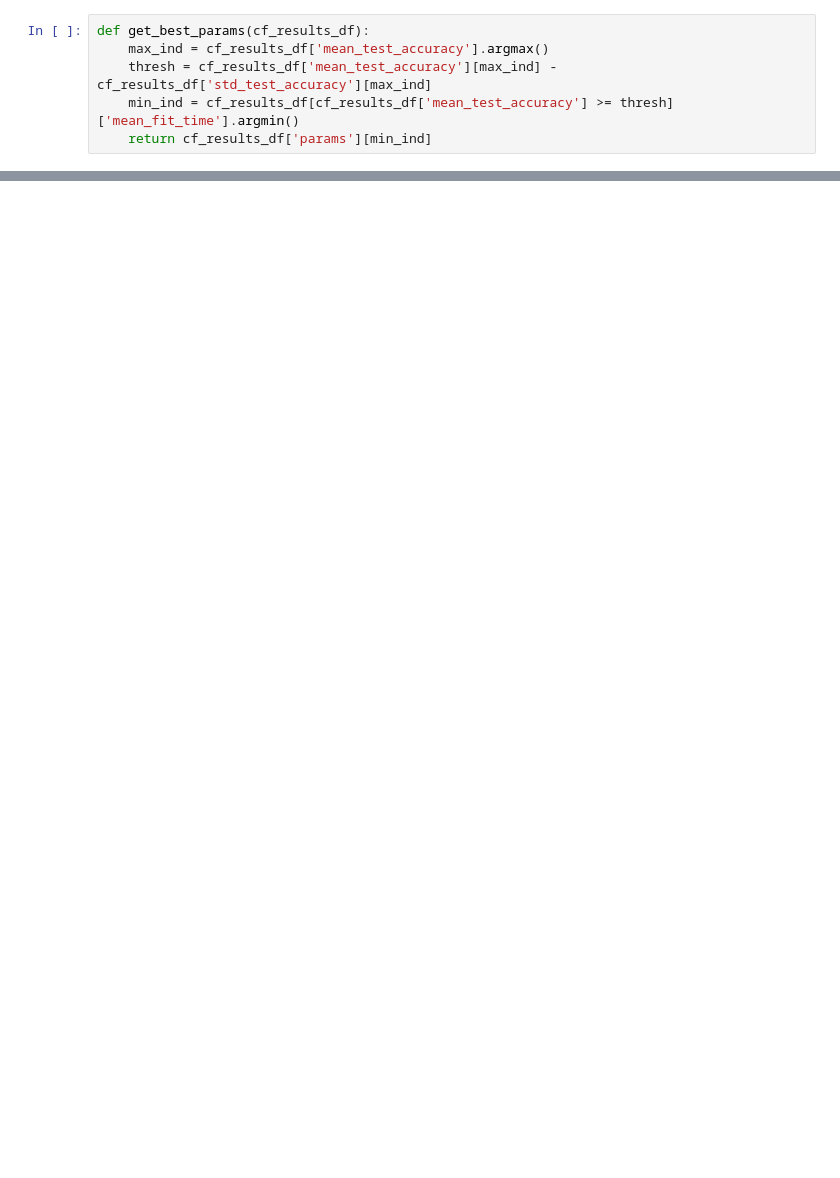
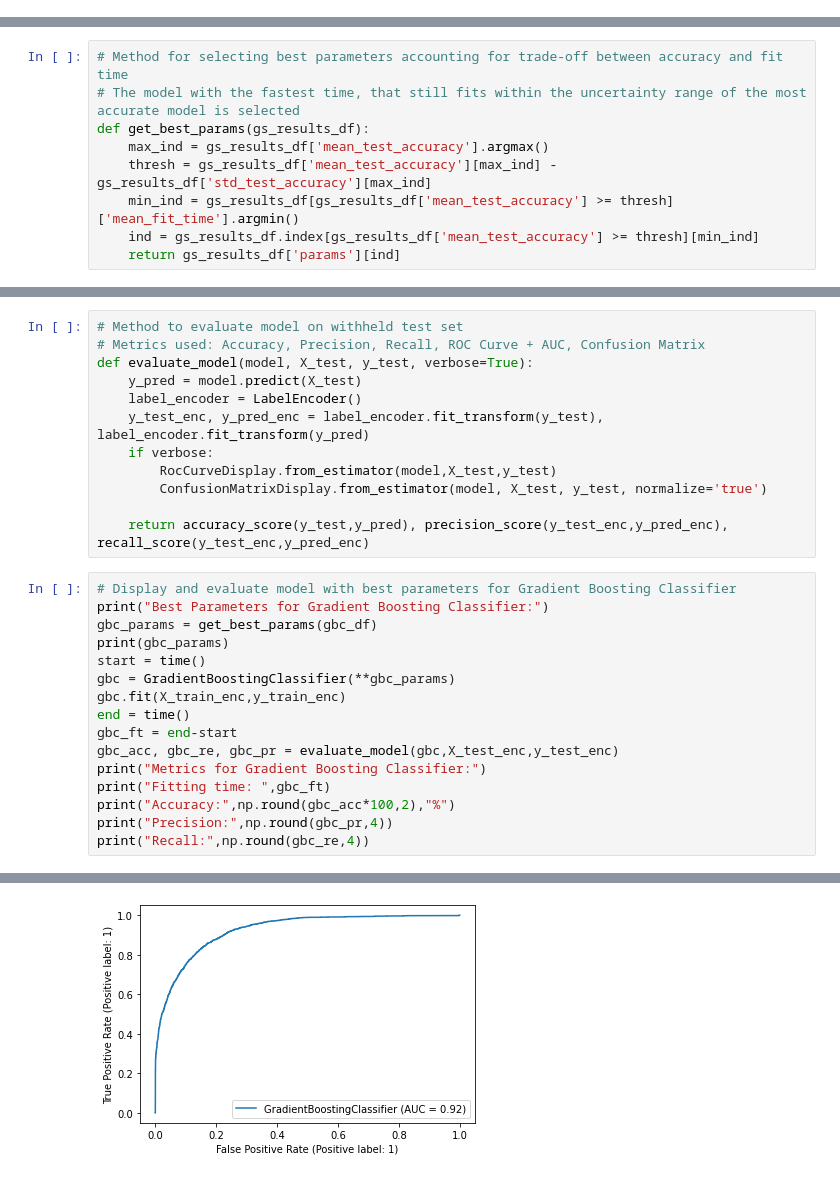
Before and after one commit to nefrank/replica-analytics-questions-mle, a Jupyter notebook: USCensus.ipynb, the cells around one changed output, grey strips where cells are left out. Drawn from its saved outputs; the diff is of its cells as text; blank space fills up the shorter version.

```diff
--- a/USCensus.ipynb
+++ b/USCensus.ipynb
@@ -83,6 +0,0 @@ gbc_df = pd.DataFrame.from_dict(gbc_gs.cv_results_)
-# %%
-def get_best_params(cf_results_df):
-    max_ind = cf_results_df['mean_test_accuracy'].argmax()
-    thresh = cf_results_df['mean_test_accuracy'][max_ind] - cf_results_df['std_test_accuracy'][max_ind]
-    min_ind = cf_results_df[cf_results_df['mean_test_accuracy'] >= thresh]['mean_fit_time'].argmin()
-    return cf_results_df['params'][min_ind]
@@ -233,0 +165,9 @@ gbc = pickle.load(open("./models/gbc.pkl", "rb"))
+# %%
+# Method for selecting best parameters accounting for trade-off between accuracy and fit time
+# The model with the fastest time, that still fits within the uncertainty range of the most accurate model is selected
+def get_best_params(gs_results_df):
+    max_ind = gs_results_df['mean_test_accuracy'].argmax()
+    thresh = gs_results_df['mean_test_accuracy'][max_ind] - gs_results_df['std_test_accuracy'][max_ind]
+    min_ind = gs_results_df[gs_results_df['mean_test_accuracy'] >= thresh]['mean_fit_time'].argmin()
+    ind = gs_results_df.index[gs_results_df['mean_test_accuracy'] >= thresh][min_ind]
+    return gs_results_df['params'][ind]
@@ -233,0 +178,29 @@ gbc = pickle.load(open("./models/gbc.pkl", "rb"))
+# %%
+# Method to evaluate model on withheld test set
+# Metrics used: Accuracy, Precision, Recall, ROC Curve + AUC, Confusion Matrix
+def evaluate_model(model, X_test, y_test, verbose=True):
+    y_pred = model.predict(X_test)
+    label_encoder = LabelEncoder()
+    y_test_enc, y_pred_enc = label_encoder.fit_transform(y_test), label_encoder.fit_transform(y_pred)
+    if verbose:
+        RocCurveDisplay.from_estimator(model,X_test,y_test)
+        ConfusionMatrixDisplay.from_estimator(model, X_test, y_test, normalize='true')
+
+    return accuracy_score(y_test,y_pred), precision_score(y_test_enc,y_pred_enc), recall_score(y_test_enc,y_pred_enc)
+# %%
+# Display and evaluate model with best parameters for Gradient Boosting Classifier
+print("Best Parameters for Gradient Boosting Classifier:")
+gbc_params = get_best_params(gbc_df)
+print(gbc_params)
+start = time()
+gbc = GradientBoostingClassifier(**gbc_params)
+gbc.fit(X_train_enc,y_train_enc)
+end = time()
+gbc_ft = end-start
+gbc_acc, gbc_re, gbc_pr = evaluate_model(gbc,X_test_enc,y_test_enc)
+print("Metrics for Gradient Boosting Classifier:")
+print("Fitting time: ",gbc_ft)
+print("Accuracy:",np.round(gbc_acc*100,2),"%")
+print("Precision:",np.round(gbc_pr,4))
+print("Recall:",np.round(gbc_re,4))
+# %% [output]
@@ -233,0 +214 @@ gbc = pickle.load(open("./models/gbc.pkl", "rb"))
+[figure, added]
```
Also changed, not shown: parts of 56 cells of this notebook, 7 other files.
